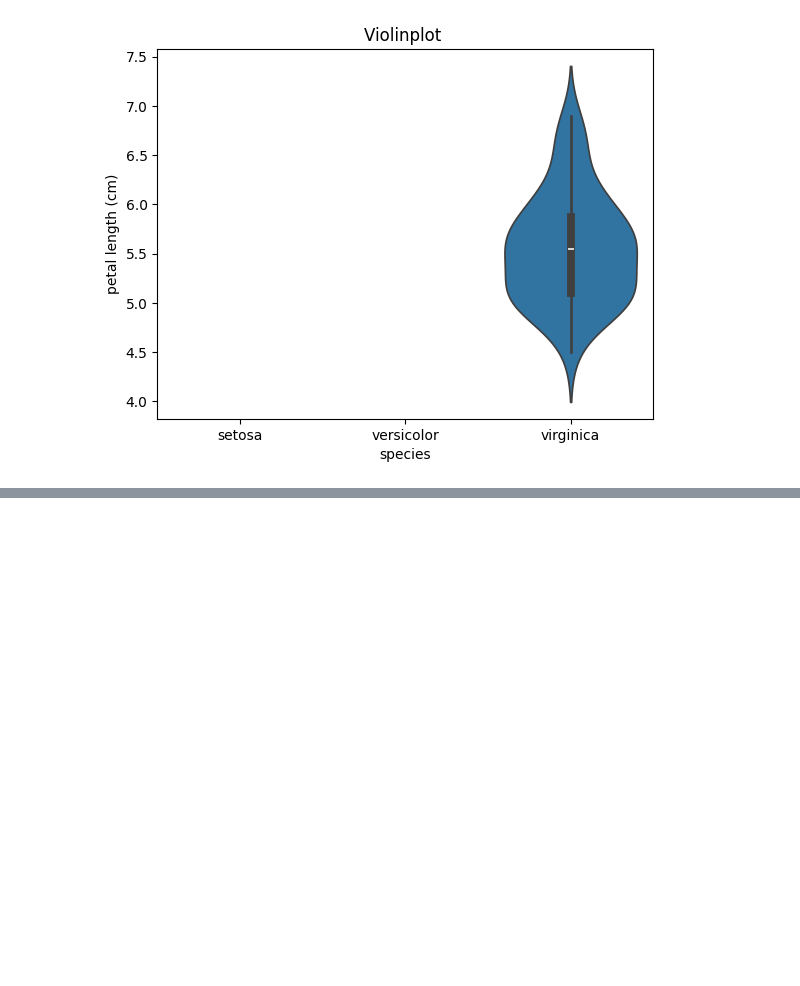
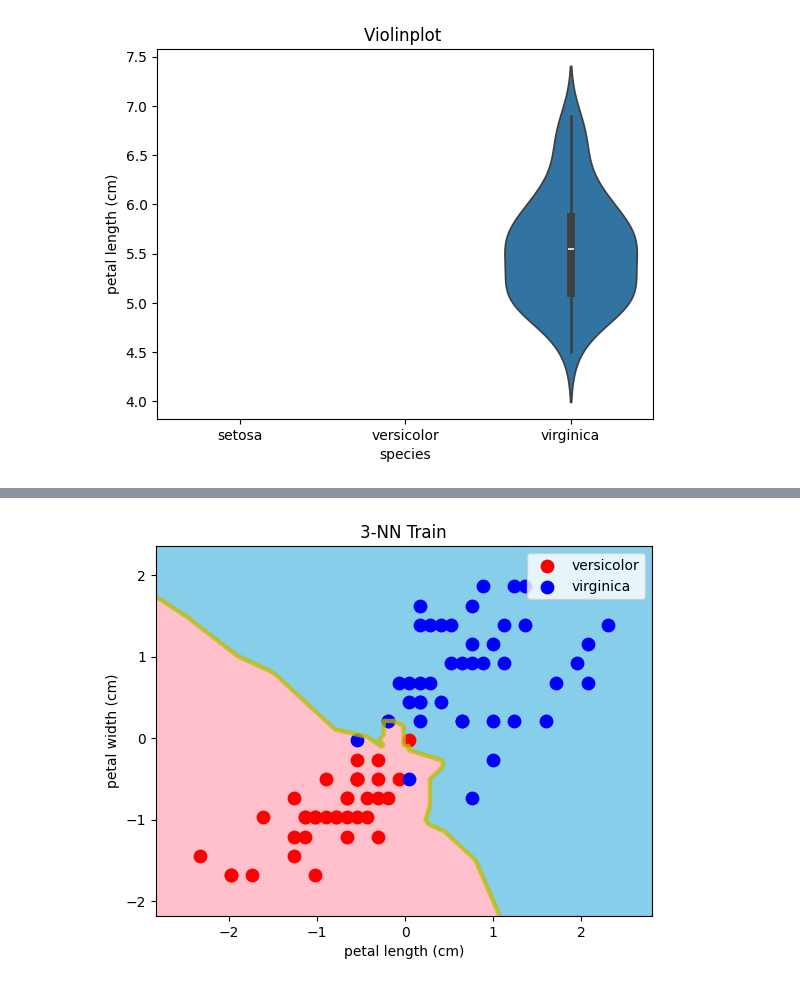
Before and after one commit to Cindy-eng/AI-Data-Engineer--Assignments, a Jupyter notebook: 14_Binary classification of iris/14_Binary_classification_of_iris.ipynb, the cells around one changed output, grey strips where cells are left out. Cells and saved outputs as stored; diff of their text form; code cells hidden in the pictures; blank space fills up the shorter version.

Commit message:
binary classification

```diff
--- a/14_Binary classification of iris/14_Binary_classification_of_iris.ipynb
+++ b/14_Binary classification of iris/14_Binary_classification_of_iris.ipynb
@@ -47,0 +127,88 @@ plt.show();
+# %%
+import numpy as np
+import pandas as pd
+from sklearn import datasets
+from sklearn.model_selection import train_test_split
+from sklearn.preprocessing import StandardScaler
+from sklearn.neighbors import KNeighborsClassifier
+import matplotlib.pyplot as plt
+from matplotlib.colors import ListedColormap
+import matplotlib.patches as mpatches
+
+# Load iris dataset
+iris = datasets.load_iris()
+df = pd.DataFrame(iris.data, columns=iris.feature_names)
+df['target'] = iris.target
+
+# Select 2 features and filter for binary classification (class 1 and 2)
+features_2d = ['petal length (cm)', 'petal width (cm)']
+x_2d = df[features_2d].values
+y = df['target'].values
+
+# Filter only class 1 and 2
+binary_filter = (y == 1) | (y == 2)
+x_2d_binary = x_2d[binary_filter]
+y_binary = y[binary_filter]
+
+x_train, x_valid, y_train, y_valid = train_test_split(x_2d_binary, y_binary, test_size=0.2, random_state=42)
+
+scaler = StandardScaler()
+x_train_s = scaler.fit_transform(x_train)
+x_valid_s = scaler.transform(x_valid)
+
+kn3 = KNeighborsClassifier(n_neighbors=3)
+kn3.fit(x_train_s, y_train)
+
+# Decision region function
+def decision_region(
+    X,
+    y,
+    model,
+    step=0.01,
+    title="decision region",
+    xlabel="xlabel",
+    ylabel="ylabel",
+    target_names=["versicolor", "virginica"],
+):
+    scatter_color = ["red", "blue"]
+    contourf_color = ["pink", "skyblue"]
+    n_class = 2
+
+    mesh_f0, mesh_f1 = np.meshgrid(
+        np.arange(np.min(X[:, 0]) - 0.5, np.max(X[:, 0]) + 0.5, step),
+        np.arange(np.min(X[:, 1]) - 0.5, np.max(X[:, 1]) + 0.5, step),
+    )
+    mesh = np.c_[np.ravel(mesh_f0), np.ravel(mesh_f1)]
+    y_pred = model.predict(mesh).reshape(mesh_f0.shape)
+
+    plt.title(title)
+    plt.xlabel(xlabel)
+    plt.ylabel(ylabel)
+    plt.contourf(
+        mesh_f0, mesh_f1, y_pred, n_class - 1, cmap=ListedColormap(contourf_color)
+    )
+    plt.contour(
+        mesh_f0, mesh_f1, y_pred, n_class - 1, colors="y", linewidths=3, alpha=0.5
+    )
+    for i, target in enumerate(np.unique(y)):
+        plt.scatter(
+            X[y == target][:, 0],
+            X[y == target][:, 1],
+            s=80,
+            color=scatter_color[i],
+            label=target_names[i],
+            marker="o",
+        )
+    patches = [
+        mpatches.Patch(color=scatter_color[i], label=target_names[i])
+        for i in range(n_class)
+    ]
+    plt.legend(handles=patches)
+    plt.legend()
+    plt.show()
+
+# Show decision region
+decision_region(x_train_s, y_train, kn3, title="3-NN Train", xlabel=features_2d[0], ylabel=features_2d[1])
+decision_region(x_valid_s, y_valid, kn3, title="3-NN Validation", xlabel=features_2d[0], ylabel=features_2d[1])
+# %% [output]
+[figure, added]
```
Also changed, not shown: parts of 7 cells of this notebook.
